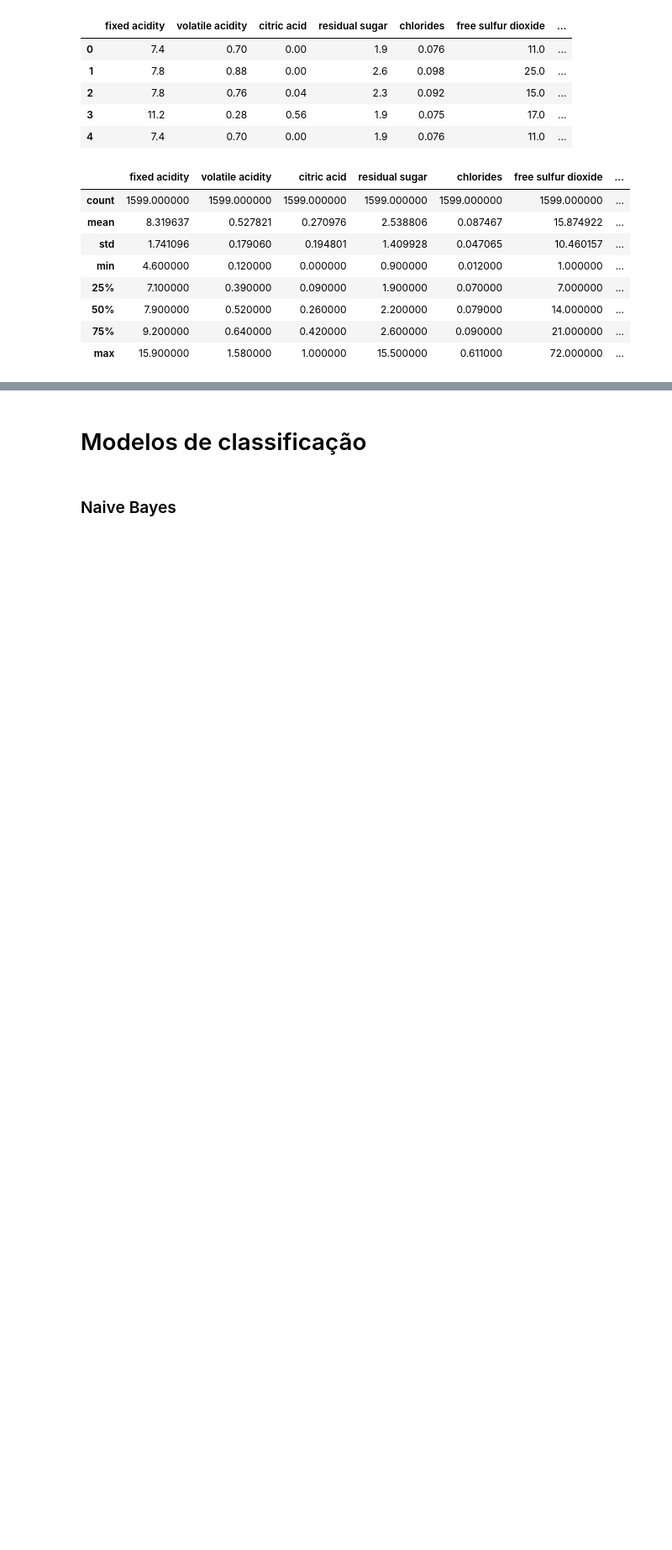
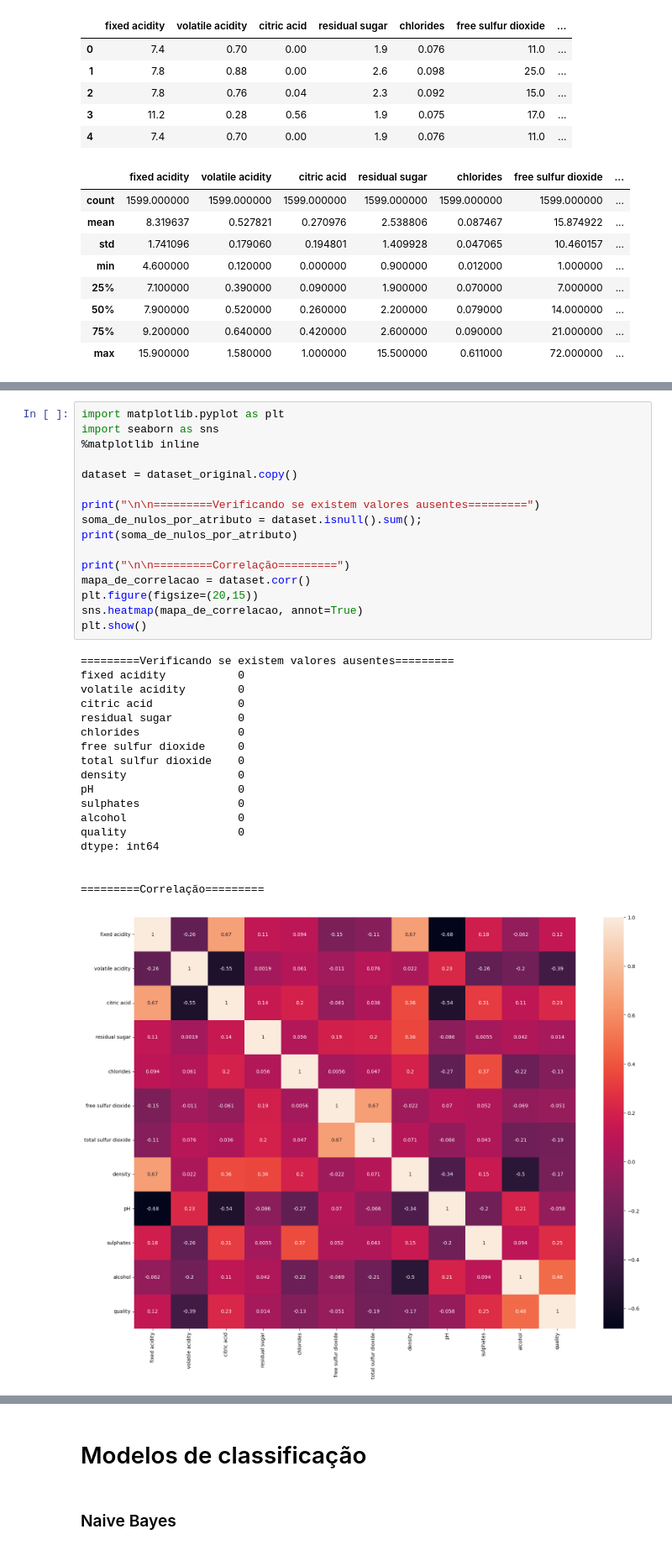
Before and after one commit to leonardodimarchi/ai-regression-and-classification, a Jupyter notebook: classification.ipynb, the cells around one changed output, grey strips where cells are left out. Shown: that part at 84% size. Cells and saved outputs as stored; diff of their text form; blank space fills up the shorter version.

```diff
--- a/classification.ipynb
+++ b/classification.ipynb
@@ -76,3 +85,38 @@ print("\n\n=========Correlação=========")
+# %%
+import matplotlib.pyplot as plt
+import seaborn as sns
+%matplotlib inline
+
+dataset = dataset_original.copy()
+
+print("\n\n=========Verificando se existem valores ausentes=========")
+soma_de_nulos_por_atributo = dataset.isnull().sum();
+print(soma_de_nulos_por_atributo)
+
+print("\n\n=========Correlação=========")
+mapa_de_correlacao = dataset.corr()
+plt.figure(figsize=(20,15))
+sns.heatmap(mapa_de_correlacao, annot=True)
+plt.show()
+# %% [output]
+=========Verificando se existem valores ausentes=========
+fixed acidity           0
+volatile acidity        0
+citric acid             0
+residual sugar          0
+chlorides               0
+free sulfur dioxide     0
+total sulfur dioxide    0
+density                 0
+pH                      0
+sulphates               0
+alcohol                 0
+quality                 0
+dtype: int64
+
+
+=========Correlação=========
+[figure, added]
 # %% [markdown]
 # Pré-processamento
 
```
Also changed, not shown: parts of 8 cells of this notebook, 1 other file.
